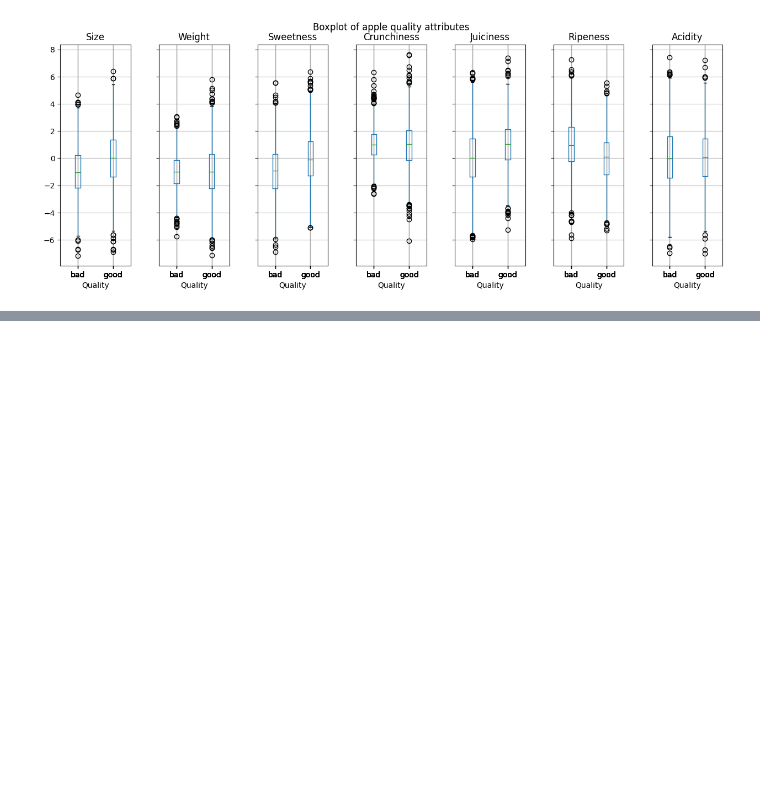
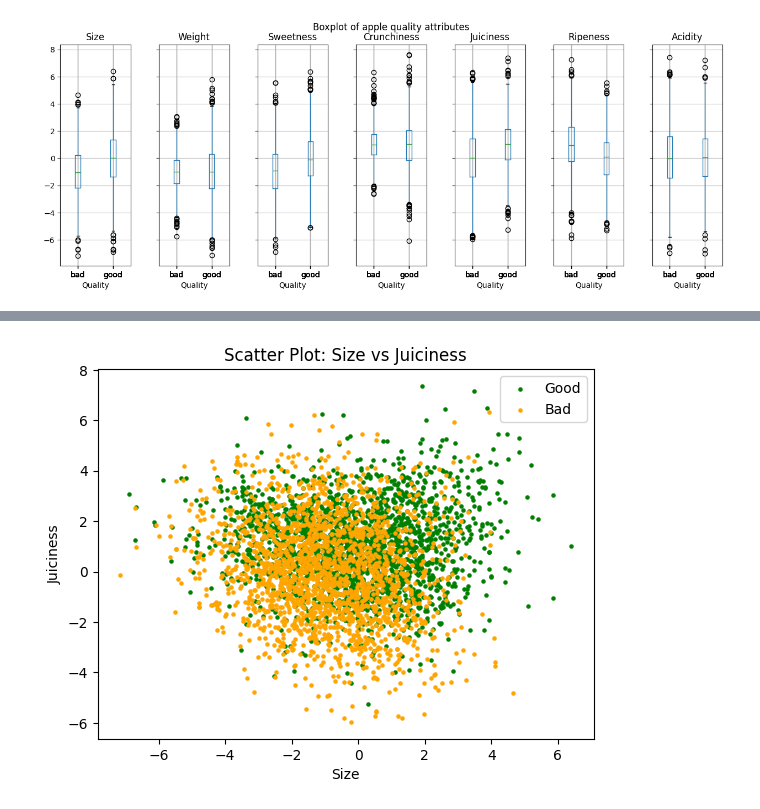
Before and after one commit to timonoessler/DataExplorationProject, a Jupyter notebook: src/Data_explo.ipynb, the cells around one changed output, grey strips where cells are left out. Cells and saved outputs as stored; diff of their text form; code cells hidden in the pictures; blank space fills up the shorter version.

```diff
--- a/src/Data_explo.ipynb
+++ b/src/Data_explo.ipynb
@@ -62,0 +181,6 @@ plt.show()
+# %%
+# Scatter plot of Size vs Juiciness
+
+plot_scatter(df,'Size','Juiciness')
+# %% [output]
+[figure, added]
```
Also changed, not shown: parts of 13 cells of this notebook, 1 other file.
